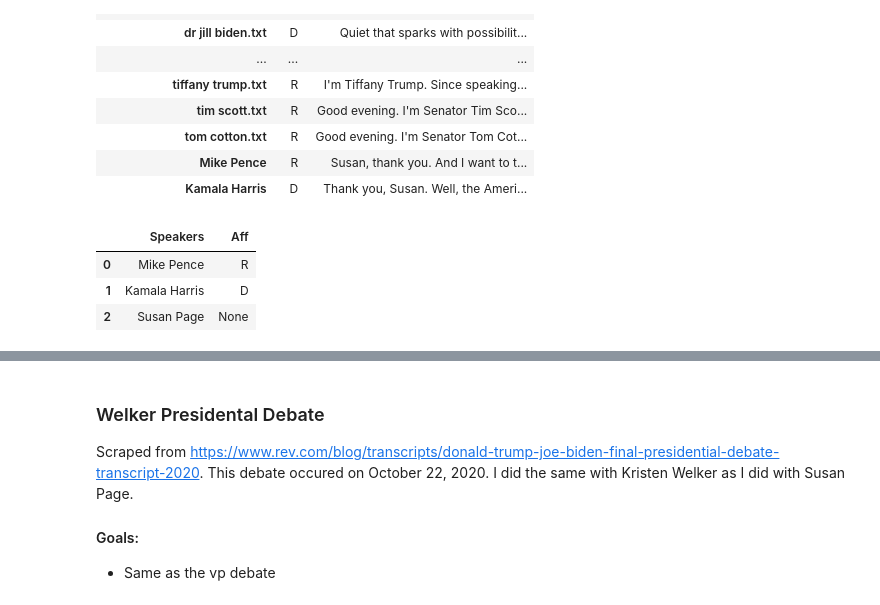
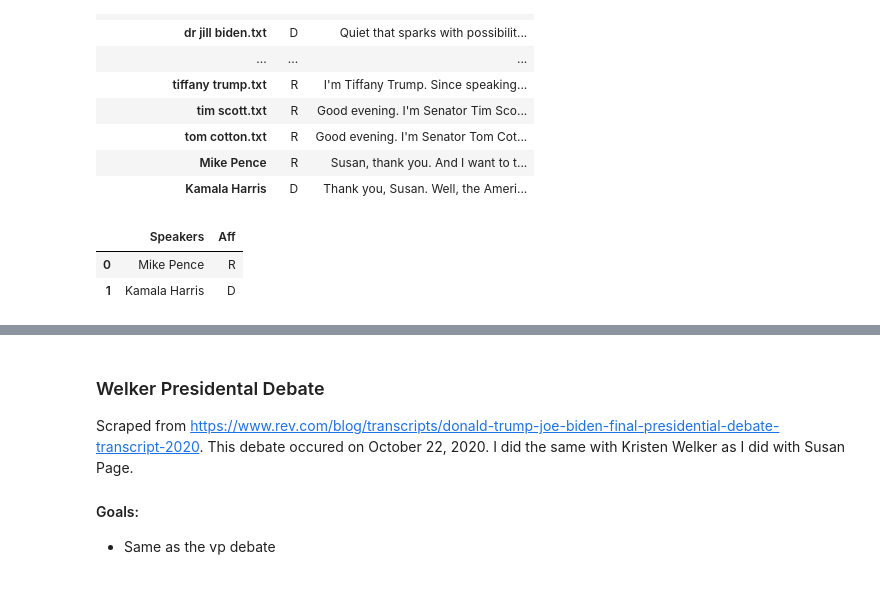
Before and after one commit to Data-Science-for-Linguists-2021/PoliticalRhetoric-analysis, a Jupyter notebook: dataplan.ipynb, the cells around one changed output, grey strips where cells are left out. Saved outputs shown, nothing was run; the diff lists cells and outputs as text; code cells hidden in the pictures.

```diff
--- a/dataplan.ipynb
+++ b/dataplan.ipynb
@@ -177,24 +174,23 @@ maincsv
 # %%
 #Putting political affiliations on the debate speakers
 #This is in the local csv file of just the debate
 
 
 penceaff = pd.DataFrame({'Speakers': pagedebate[pagedebate.Speakers == 'Mike Pence'].Speakers, 'Aff':'R'})
 harrisaff = pd.DataFrame({'Speakers': pagedebate[pagedebate.Speakers == 'Kamala Harris'].Speakers, 'Aff':'D'})
-pageaff = pd.DataFrame({'Speakers' : pagedebate[pagedebate.Speakers == 'Susan Page'].Speakers, 'Aff':'None'})
+#pageaff = pd.DataFrame({'Speakers' : pagedebate[pagedebate.Speakers == 'Susan Page'].Speakers, 'Aff':'None'})
 
 #dropping duplicates
 penceaff = penceaff.drop_duplicates(keep='first')
 harrisaff = harrisaff.drop_duplicates(keep='first')
-pageaff = pageaff.drop_duplicates(keep='first')
+#pageaff = pageaff.drop_duplicates(keep='first')
 
 #all of the affiliations (keeping susan neutral)
 allaff = pd.merge(penceaff, harrisaff, how='outer')
-allaff1 =allaff.merge(pageaff, how='outer')
-allaff1
+#allaff1 =allaff.merge(pageaff, how='outer')
+allaff
 # %% [output]
 |  | Speakers | Aff |
 | 0 | Mike Pence | R |
 | 1 | Kamala Harris | D |
-| 2 | Susan Page | None |
 # %%
```
Also changed, not shown: parts of 20 cells of this notebook.
